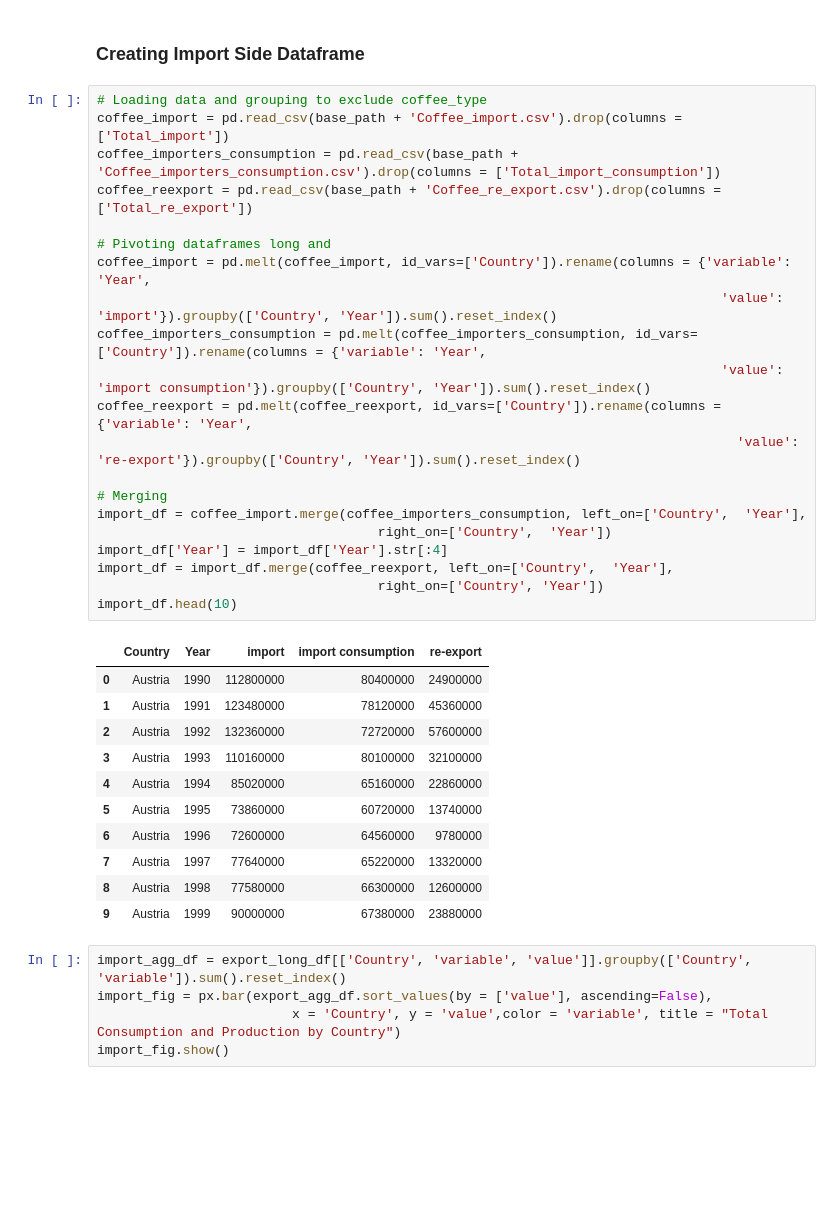
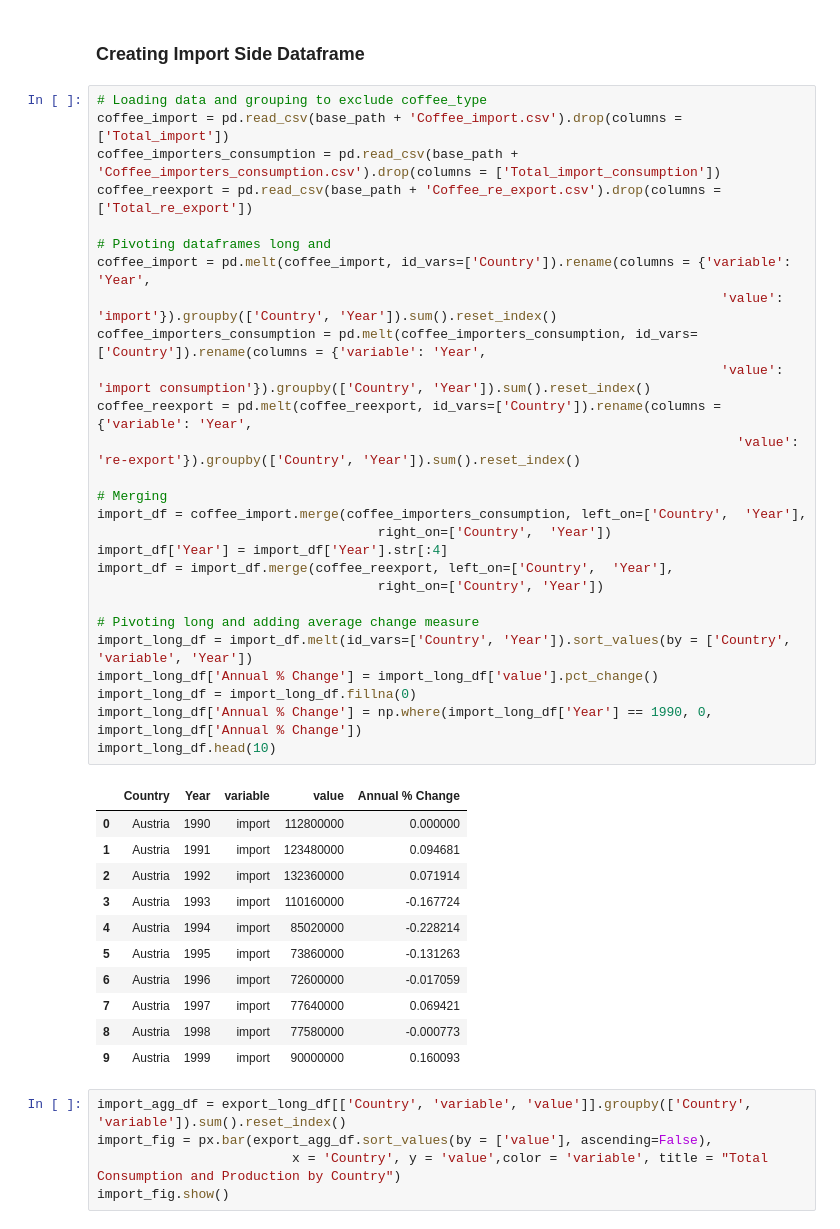
Before and after one commit to pinstripezebra/Coffee-Analysis, a Jupyter notebook: EDA_v2.ipynb, the cells around one changed output. Drawn from its saved outputs; the diff is of its cells as text; blank space fills up the shorter version.

```diff
--- a/EDA_v2.ipynb
+++ b/EDA_v2.ipynb
@@ -68,36 +76,42 @@ TypeError: '<' not supported between instances of 'float' and 'str'
 # %%
 # Loading data and grouping to exclude coffee_type
 coffee_import = pd.read_csv(base_path + 'Coffee_import.csv').drop(columns = ['Total_import'])
 coffee_importers_consumption = pd.read_csv(base_path + 'Coffee_importers_consumption.csv').drop(columns = ['Total_import_consumption'])
 coffee_reexport = pd.read_csv(base_path + 'Coffee_re_export.csv').drop(columns = ['Total_re_export'])
 
 # Pivoting dataframes long and
 coffee_import = pd.melt(coffee_import, id_vars=['Country']).rename(columns = {'variable': 'Year',
                                                                                 'value': 'import'}).groupby(['Country', 'Year']).sum().reset_index()
 coffee_importers_consumption = pd.melt(coffee_importers_consumption, id_vars=['Country']).rename(columns = {'variable': 'Year',
                                                                                 'value': 'import consumption'}).groupby(['Country', 'Year']).sum().reset_index()
 coffee_reexport = pd.melt(coffee_reexport, id_vars=['Country']).rename(columns = {'variable': 'Year',
                                                                                   'value': 're-export'}).groupby(['Country', 'Year']).sum().reset_index()
 
 # Merging
 import_df = coffee_import.merge(coffee_importers_consumption, left_on=['Country',  'Year'],
                                     right_on=['Country',  'Year'])
 import_df['Year'] = import_df['Year'].str[:4]
 import_df = import_df.merge(coffee_reexport, left_on=['Country',  'Year'],
                                     right_on=['Country', 'Year'])
-import_df.head(10)
+
+# Pivoting long and adding average change measure
+import_long_df = import_df.melt(id_vars=['Country', 'Year']).sort_values(by = ['Country', 'variable', 'Year'])
+import_long_df['Annual % Change'] = import_long_df['value'].pct_change()
+import_long_df = import_long_df.fillna(0)
+import_long_df['Annual % Change'] = np.where(import_long_df['Year'] == 1990, 0, import_long_df['Annual % Change'])
+import_long_df.head(10)
 # %% [output]
-|  | Country | Year | import | import consumption | re-export |
-| 0 | Austria | 1990 | 112800000 | 80400000 | 24900000 |
-| 1 | Austria | 1991 | 123480000 | 78120000 | 45360000 |
-| 2 | Austria | 1992 | 132360000 | 72720000 | 57600000 |
-| 3 | Austria | 1993 | 110160000 | 80100000 | 32100000 |
-| 4 | Austria | 1994 | 85020000 | 65160000 | 22860000 |
-| 5 | Austria | 1995 | 73860000 | 60720000 | 13740000 |
-| 6 | Austria | 1996 | 72600000 | 64560000 | 9780000 |
-| 7 | Austria | 1997 | 77640000 | 65220000 | 13320000 |
-| 8 | Austria | 1998 | 77580000 | 66300000 | 12600000 |
-| 9 | Austria | 1999 | 90000000 | 67380000 | 23880000 |
+|  | Country | Year | variable | value | Annual % Change |
+| 0 | Austria | 1990 | import | 112800000 | 0.000000 |
+| 1 | Austria | 1991 | import | 123480000 | 0.094681 |
+| 2 | Austria | 1992 | import | 132360000 | 0.071914 |
+| 3 | Austria | 1993 | import | 110160000 | -0.167724 |
+| 4 | Austria | 1994 | import | 85020000 | -0.228214 |
+| 5 | Austria | 1995 | import | 73860000 | -0.131263 |
+| 6 | Austria | 1996 | import | 72600000 | -0.017059 |
+| 7 | Austria | 1997 | import | 77640000 | 0.069421 |
+| 8 | Austria | 1998 | import | 77580000 | -0.000773 |
+| 9 | Austria | 1999 | import | 90000000 | 0.160093 |
 # %%
 import_agg_df = export_long_df[['Country', 'variable', 'value']].groupby(['Country', 'variable']).sum().reset_index()
 import_fig = px.bar(export_agg_df.sort_values(by = ['value'], ascending=False),
```
Also changed, not shown: parts of 2 cells of this notebook, 1 other file.
